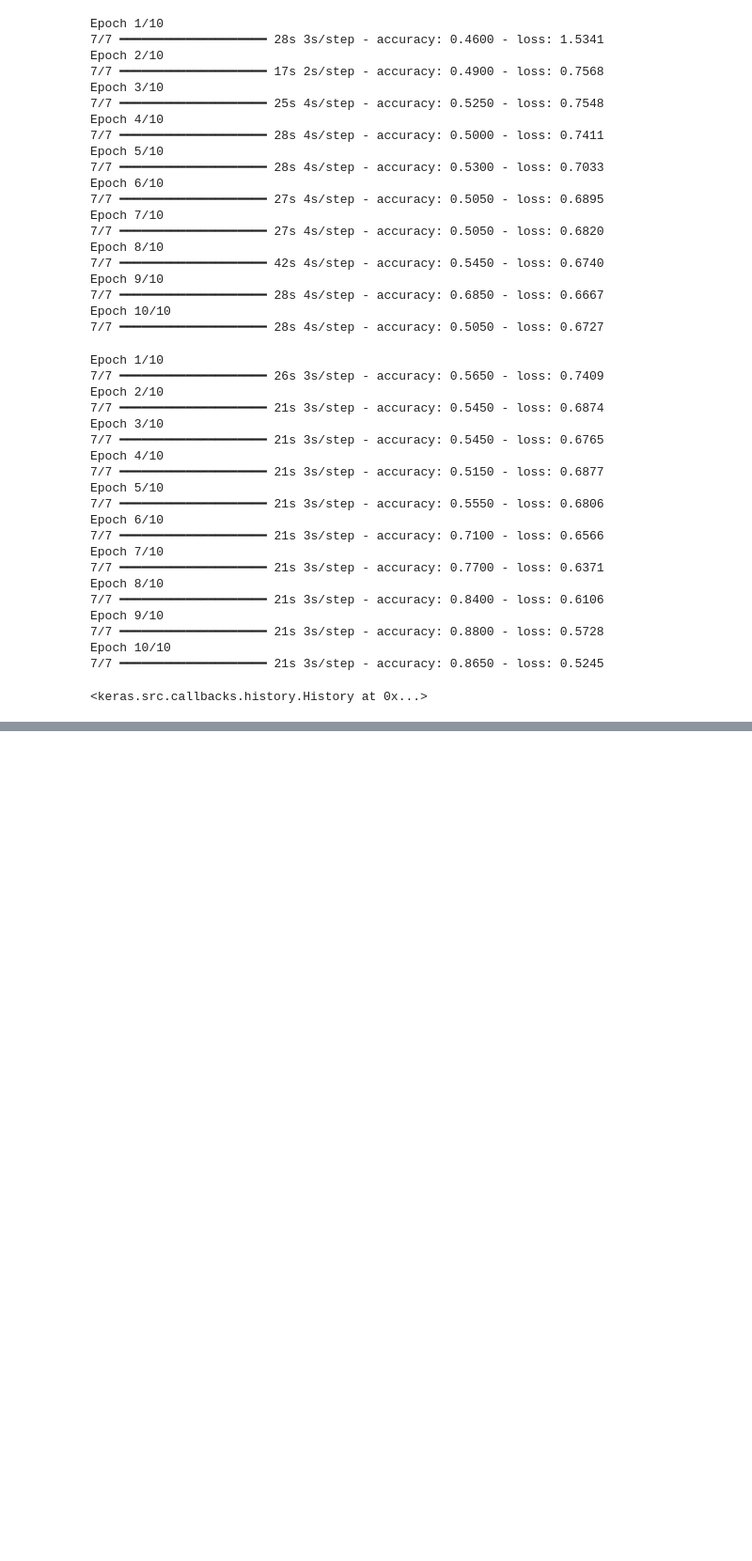
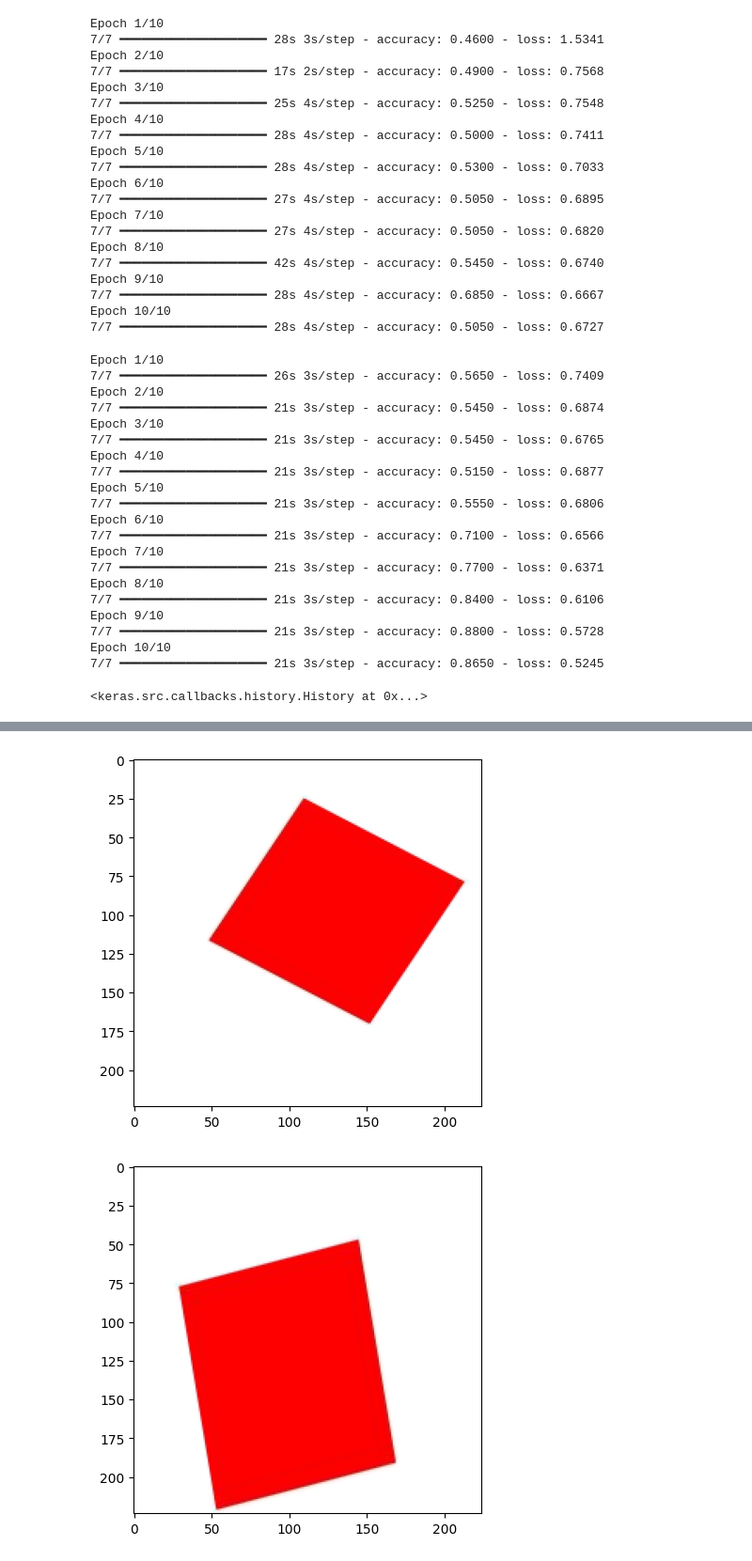
Before and after one commit to Rohit-03-19/DATA-SCIENCE, a Jupyter notebook: Learnings/DL - NN/practice1.ipynb, the cells around one changed output, grey strips where cells are left out. Shown: that part at 94% size. Saved outputs shown, nothing was run; the diff lists cells and outputs as text; code cells hidden in the pictures; blank space fills up the shorter version.

```diff
--- a/Learnings/DL - NN/practice1.ipynb
+++ b/Learnings/DL - NN/practice1.ipynb
@@ -106,0 +121,25 @@ Epoch 10/10
+# %%
+datagen = ImageDataGenerator(
+    rotation_range = 40,
+    width_shift_range = 0.2,
+    height_shift_range  =0.2,
+    shear_range = 0.2,
+    zoom_range = 0.2,
+    horizontal_flip = True,
+    fill_mode = 'nearest'
+)
+
+img = load_img('sample.jpg')
+x = img_to_array(img)
+x = x.reshape((1,) + x.shape)
+i = 0
+for batch in datagen.flow(x, batch_size = 1):
+    plt.figure(i)
+    imgplot= plt.imshow(tf.keras.preprocessing.image.array_to_img(batch[0]))
+    i +=1
+    if i %4 ==0:
+        break
+plt.show()
+# %% [output]
+[figure, added]
+[figure, added]
```
Also changed, not shown: parts of 3 cells of this notebook.
